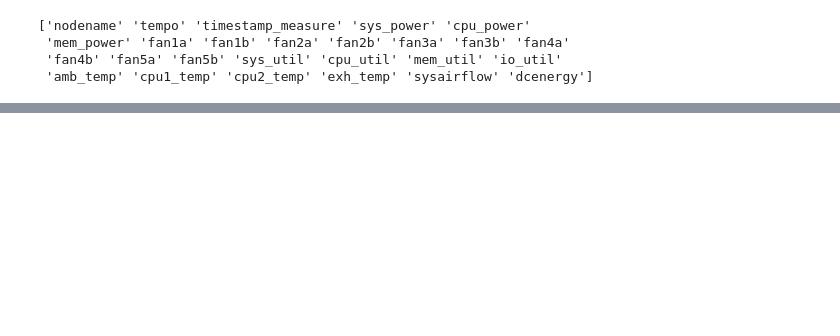
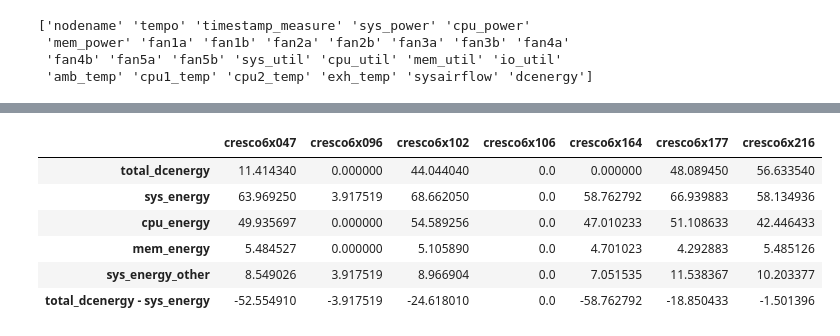
Before and after one commit to Anastasiia-Grishina/PERCCOM_Thesis, a Jupyter notebook: Data Preprocessing Nodes CRESCO 6.ipynb, the cells around one changed output, grey strips where cells are left out. Cells and saved outputs as stored; diff of their text form; code cells hidden in the pictures; blank space fills up the shorter version.

```diff
--- a/Data Preprocessing Nodes CRESCO 6.ipynb
+++ b/Data Preprocessing Nodes CRESCO 6.ipynb
@@ -111,3 +143,14 @@ nodes_stats
+# %%
+nodes_stats.loc[:, ['cresco6x047',  'cresco6x096', 'cresco6x102', 'cresco6x106', \
+                                      'cresco6x164', 'cresco6x177', 'cresco6x216'] ]
+# %% [output]
+|  | cresco6x047 | cresco6x096 | cresco6x102 | cresco6x106 | cresco6x164 | cresco6x177 | cresco6x216 |
+| total_dcenergy | 11.414340 | 0.000000 | 44.044040 | 0.0 | 0.000000 | 48.089450 | 56.633540 |
+| sys_energy | 63.969250 | 3.917519 | 68.662050 | 0.0 | 58.762792 | 66.939883 | 58.134936 |
+| cpu_energy | 49.935697 | 0.000000 | 54.589256 | 0.0 | 47.010233 | 51.108633 | 42.446433 |
+| mem_energy | 5.484527 | 0.000000 | 5.105890 | 0.0 | 4.701023 | 4.292883 | 5.485126 |
+| sys_energy_other | 8.549026 | 3.917519 | 8.966904 | 0.0 | 7.051535 | 11.538367 | 10.203377 |
+| total_dcenergy - sys_energy | -52.554910 | -3.917519 | -24.618010 | 0.0 | -58.762792 | -18.850433 | -1.501396 |
 # %%
 excel_writer_may = pd.ExcelWriter( os.path.join( Data_dir, "May2018_nodes_stats.xlsx"))
 nodes_stats.to_excel(excel_writer_may)
```
Also changed, not shown: parts of 23 cells of this notebook, 1 other file.
